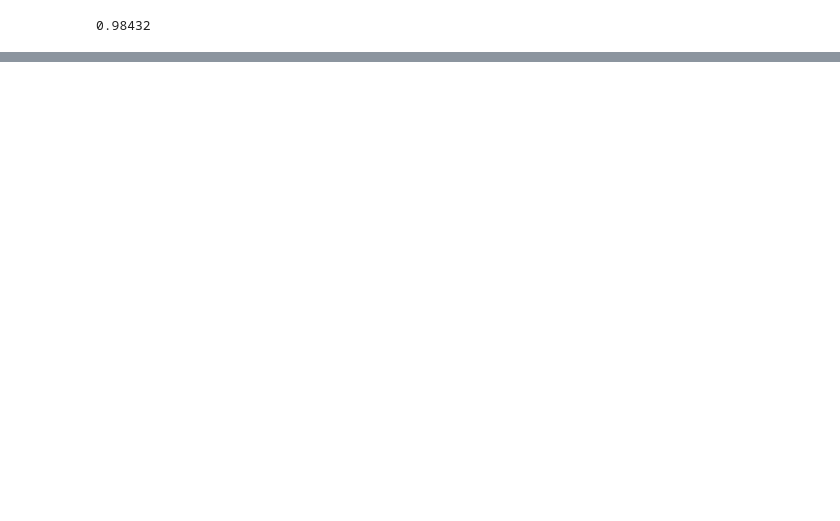
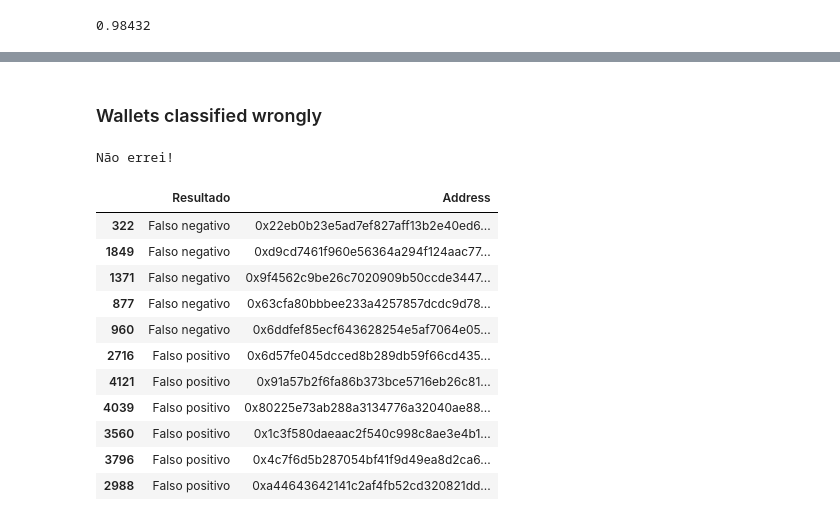
Before and after one commit to guyrux/ethereum_laundering, a Jupyter notebook: notebooks/03-ethereum_modeling_v2-suto.ipynb, the cells around one changed output, grey strips where cells are left out. Saved outputs shown, nothing was run; the diff lists cells and outputs as text; code cells hidden in the pictures; blank space fills up the shorter version.

Commit message:
analytics - I pointed out which wallets were misclassified by the model.

```diff
--- a/notebooks/03-ethereum_modeling_v2-suto.ipynb
+++ b/notebooks/03-ethereum_modeling_v2-suto.ipynb
@@ -941,0 +975,52 @@ plt.show()
+# %% [markdown]
+### Wallets classified wrongly
+# %%
+df_wallets_misclassified = pd.concat([pd.DataFrame(y_pred, index=y_test_exp_02.index, columns=['pred']), y_test_exp_02], axis=1)
+
+conditions = [
+    (df_wallets_misclassified['pred'] == 1) & (df_wallets_misclassified['FLAG']==1),
+    (df_wallets_misclassified['pred'] == 0) & (df_wallets_misclassified['FLAG']==0),
+    (df_wallets_misclassified['pred'] == 1) & (df_wallets_misclassified['FLAG']==0),
+    (df_wallets_misclassified['pred'] == 0) & (df_wallets_misclassified['FLAG']==1),
+]
+
+choices = [
+    'Verdadeiro positivo',
+    'Verdadeiro negativo',
+    'Falso positivo',
+    'Falso negativo',
+]
+
+df_wallets_misclassified['Resultado'] = np.select(conditions, choices, 'errei')
+
+if len(df_wallets_misclassified.loc[df_wallets_misclassified['Resultado']=='errei', :]) == 0:
+    print("Não errei!")
+
+df_wallets_misclassified = df_wallets_misclassified.loc[
+    df_wallets_misclassified['Resultado'].isin(['Falso positivo','Falso negativo',])
+]
+# %% [output]
+Não errei!
+# %%
+df_wallets_misclassified = pd.merge(
+    df_wallets_misclassified.loc[:, 'Resultado'],
+    df_raw.loc[:, ['Address']],
+    left_index=True, right_index=True
+)
+
+df_wallets_misclassified.to_excel(PROCESSED_FOLDER + 'wallets_misclassified.xlsx', index=False)
+
+df_wallets_misclassified.sort_values(by=['Resultado'])
+# %% [output]
+|  | Resultado | Address |
+| 322 | Falso negativo | 0x22eb0b23e5ad7ef827aff13b2e40ed6... |
+| 1849 | Falso negativo | 0xd9cd7461f960e56364a294f124aac77... |
+| 1371 | Falso negativo | 0x9f4562c9be26c7020909b50ccde3447... |
+| 877 | Falso negativo | 0x63cfa80bbbee233a4257857dcdc9d78... |
+| 960 | Falso negativo | 0x6ddfef85ecf643628254e5af7064e05... |
+| 2716 | Falso positivo | 0x6d57fe045dcced8b289db59f66cd435... |
+| 4121 | Falso positivo | 0x91a57b2f6fa86b373bce5716eb26c81... |
+| 4039 | Falso positivo | 0x80225e73ab288a3134776a32040ae88... |
+| 3560 | Falso positivo | 0x1c3f580daeaac2f540c998c8ae3e4b1... |
+| 3796 | Falso positivo | 0x4c7f6d5b287054bf41f9d49ea8d2ca6... |
+| 2988 | Falso positivo | 0xa44643642141c2af4fb52cd320821dd... |
```
Also changed, not shown: parts of 10 cells of this notebook, 2 other files.
